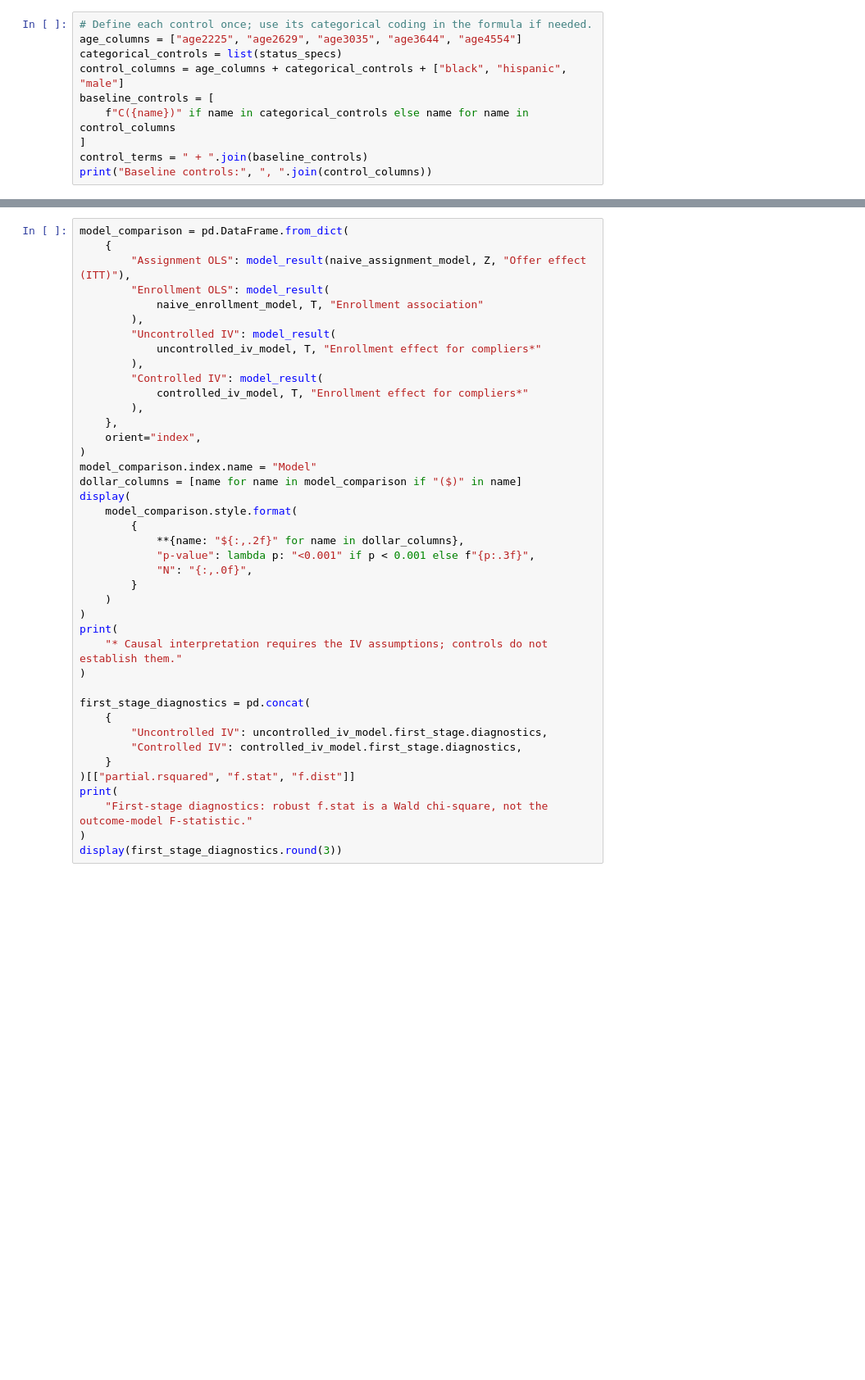
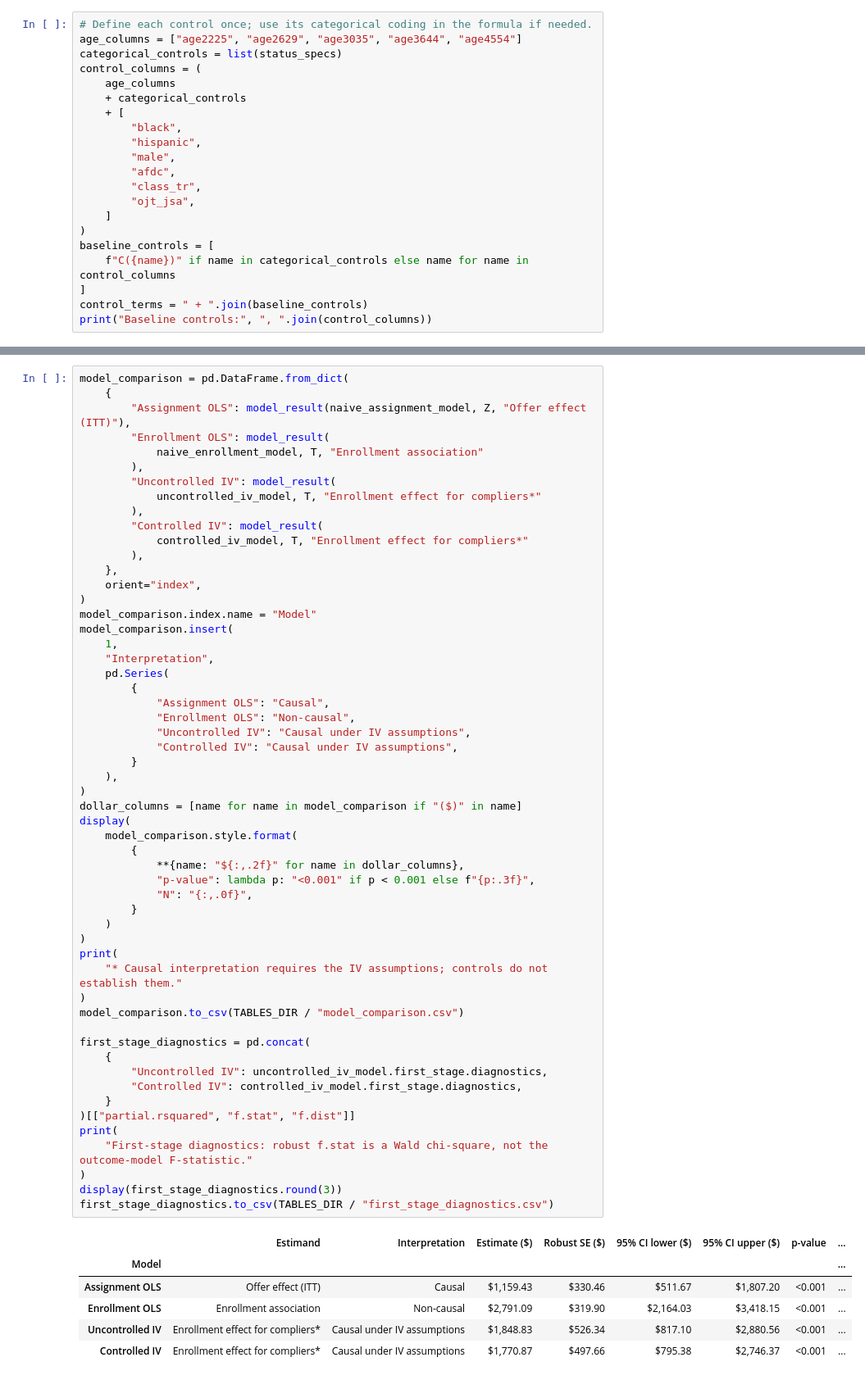
Before and after one commit to drewmathieson4/job-training-causal-inference, a Jupyter notebook: notebooks/01_job_training_capstone.ipynb, the cells around one changed output, grey strips where cells are left out. Shown at 82% size. Drawn from its saved outputs; the diff is of its cells as text; blank space fills up the shorter version.

```diff
--- a/notebooks/01_job_training_capstone.ipynb
+++ b/notebooks/01_job_training_capstone.ipynb
@@ -299,7 +367,18 @@ Use age bands, prior education, marital status, prior employment, race/ethnicity
 # Define each control once; use its categorical coding in the formula if needed.
 age_columns = ["age2225", "age2629", "age3035", "age3644", "age4554"]
 categorical_controls = list(status_specs)
-control_columns = age_columns + categorical_controls + ["black", "hispanic", "male"]
+control_columns = (
+    age_columns
+    + categorical_controls
+    + [
+        "black",
+        "hispanic",
+        "male",
+        "afdc",
+        "class_tr",
+        "ojt_jsa",
+    ]
+)
 baseline_controls = [
     f"C({name})" if name in categorical_controls else name for name in control_columns
 ]
@@ -509,30 +677,51 @@ model_comparison = pd.DataFrame.from_dict(
             controlled_iv_model, T, "Enrollment effect for compliers*"
         ),
     },
     orient="index",
 )
 model_comparison.index.name = "Model"
+model_comparison.insert(
+    1,
+    "Interpretation",
+    pd.Series(
+        {
+            "Assignment OLS": "Causal",
+            "Enrollment OLS": "Non-causal",
+            "Uncontrolled IV": "Causal under IV assumptions",
+            "Controlled IV": "Causal under IV assumptions",
+        }
+    ),
+)
 dollar_columns = [name for name in model_comparison if "($)" in name]
 display(
     model_comparison.style.format(
         {
             **{name: "${:,.2f}" for name in dollar_columns},
             "p-value": lambda p: "<0.001" if p < 0.001 else f"{p:.3f}",
             "N": "{:,.0f}",
         }
     )
 )
 print(
     "* Causal interpretation requires the IV assumptions; controls do not establish them."
 )
+model_comparison.to_csv(TABLES_DIR / "model_comparison.csv")
 
 first_stage_diagnostics = pd.concat(
     {
         "Uncontrolled IV": uncontrolled_iv_model.first_stage.diagnostics,
         "Controlled IV": controlled_iv_model.first_stage.diagnostics,
     }
 )[["partial.rsquared", "f.stat", "f.dist"]]
 print(
     "First-stage diagnostics: robust f.stat is a Wald chi-square, not the outcome-model F-statistic."
 )
 display(first_stage_diagnostics.round(3))
+first_stage_diagnostics.to_csv(TABLES_DIR / "first_stage_diagnostics.csv")
+# %% [output]
+|  | Estimand | Interpretation | Estimate ($) | Robust SE ($) | 95% CI lower ($) | 95% CI upper ($) | p-value | ... |
+| Model |  |  |  |  |  |  |  | ... |
+| Assignment OLS | Offer effect (ITT) | Causal | $1,159.43 | $330.46 | $511.67 | $1,807.20 | <0.001 | ... |
+| Enrollment OLS | Enrollment association | Non-causal | $2,791.09 | $319.90 | $2,164.03 | $3,418.15 | <0.001 | ... |
+| Uncontrolled IV | Enrollment effect for compliers* | Causal under IV assumptions | $1,848.83 | $526.34 | $817.10 | $2,880.56 | <0.001 | ... |
+| Controlled IV | Enrollment effect for compliers* | Causal under IV assumptions | $1,770.87 | $497.66 | $795.38 | $2,746.37 | <0.001 | ... |
```
Also changed, not shown: parts of 38 cells of this notebook, 2 other files.
